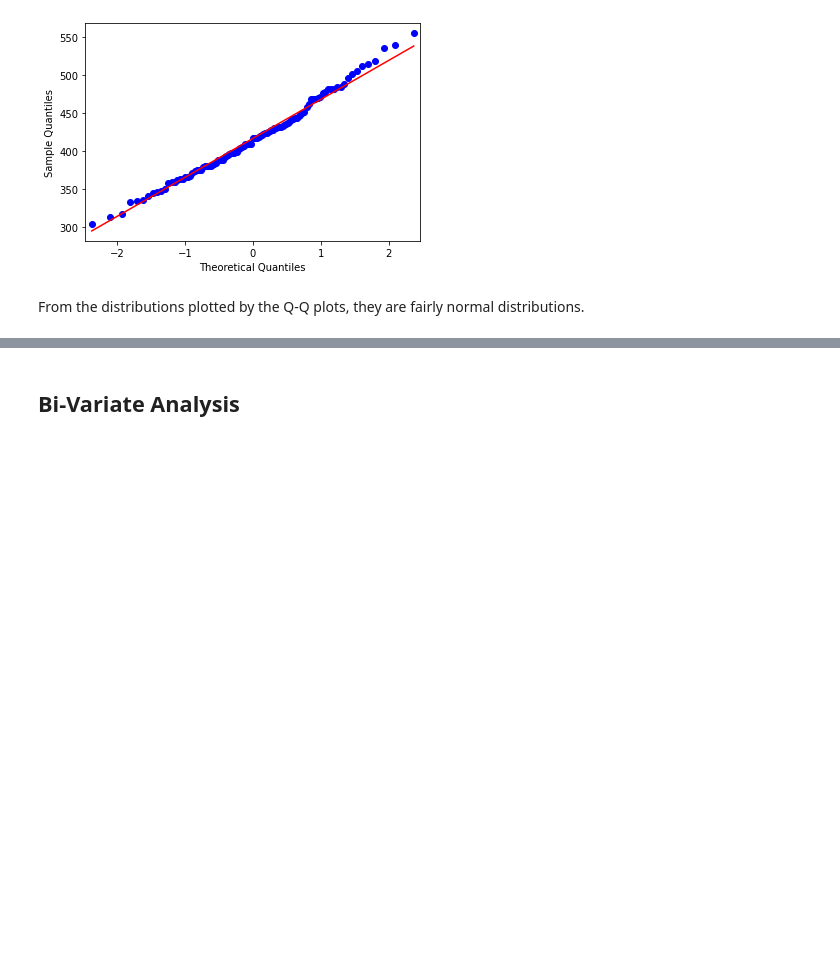
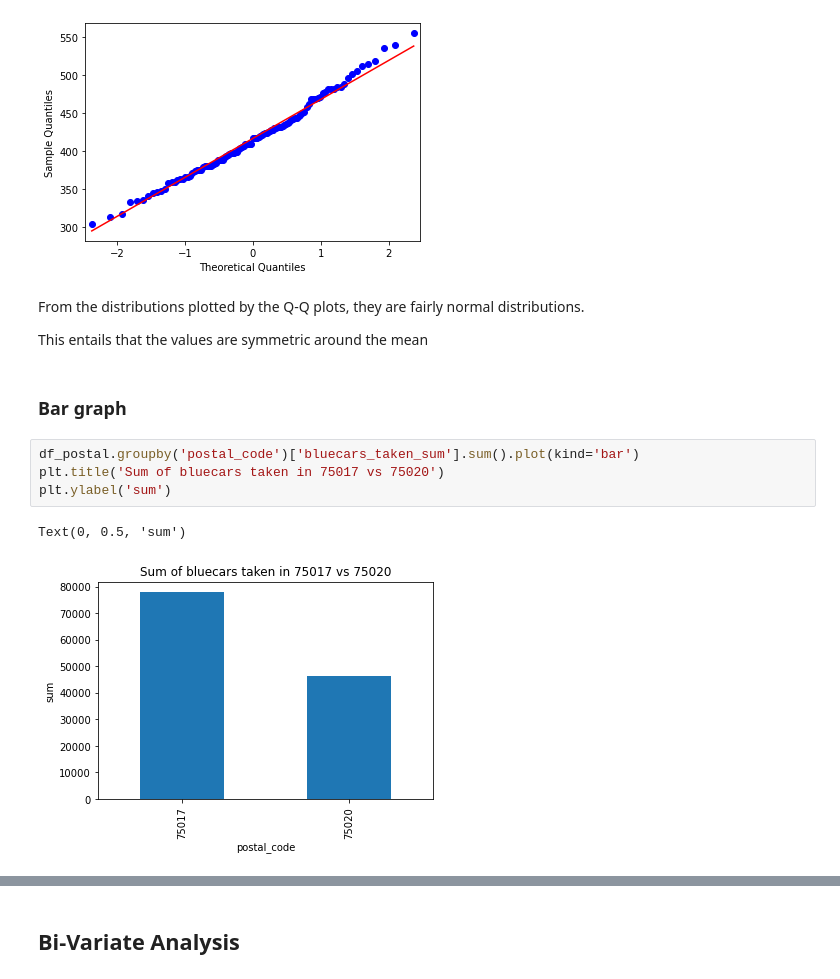
Before and after one commit to mbururyan/Autolib-Hypothesis-Testing, a Jupyter notebook: autolib.ipynb, the cells around one changed output, grey strips where cells are left out. Cells and saved outputs as stored; diff of their text form; blank space fills up the shorter version.

```diff
--- a/autolib.ipynb
+++ b/autolib.ipynb
@@ -340,3 +340,14 @@ plt.show()
 [figure]
 # %% [markdown]
 From the distributions plotted by the Q-Q plots, they are fairly normal distributions.
+
+This entails that the values are symmetric around the mean
+# %% [markdown]
+### Bar graph
+# %%
+df_postal.groupby('postal_code')['bluecars_taken_sum'].sum().plot(kind='bar')
+plt.title('Sum of bluecars taken in 75017 vs 75020')
+plt.ylabel('sum')
+# %% [output]
+Text(0, 0.5, 'sum')
+[figure, added]
```
Also changed, not shown: parts of 2 cells of this notebook.
